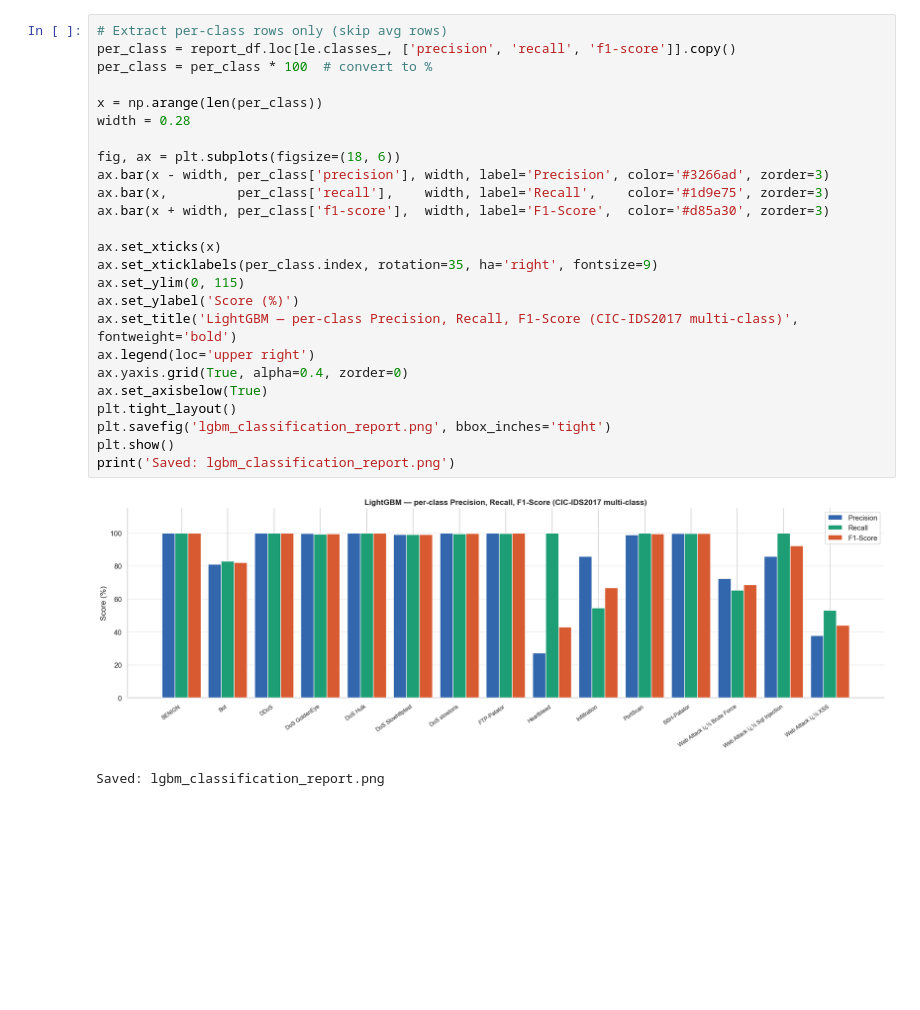
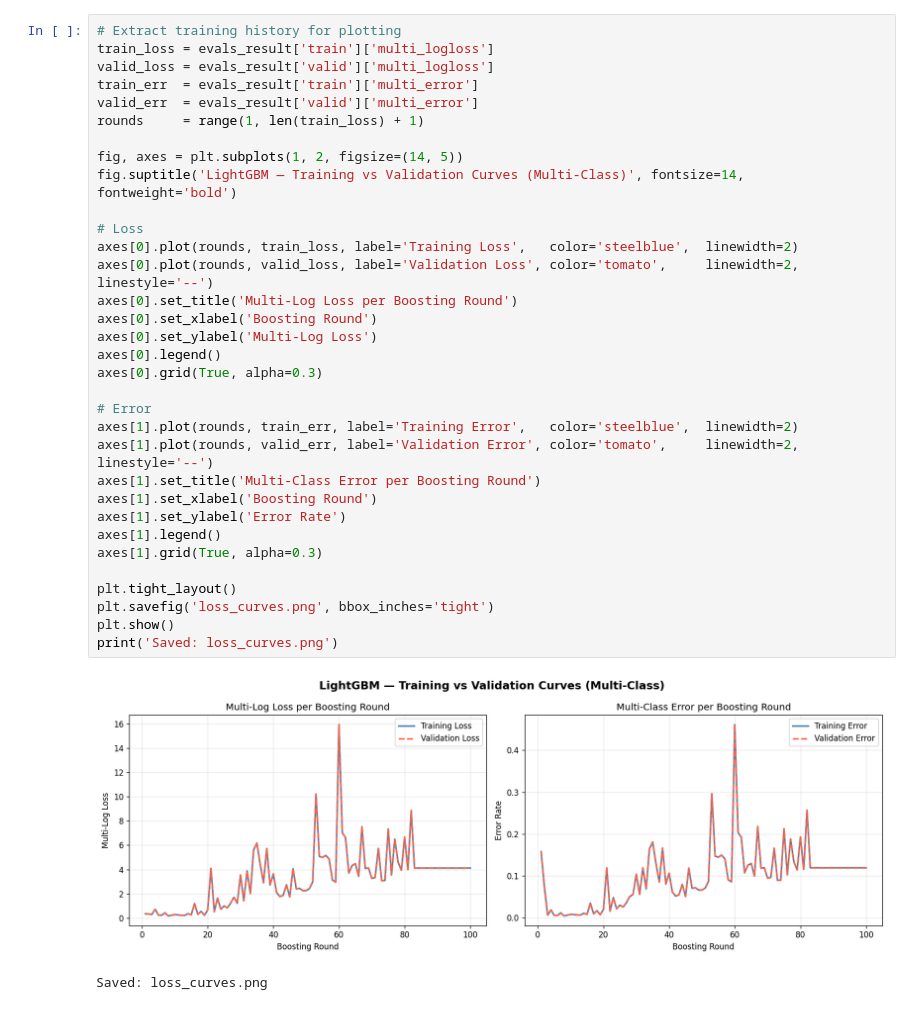
Before and after one commit to yoshbatula/Hybrid-Enhanced-Stacked-Ensemble-for-Network-Intrusion-Detection, a Jupyter notebook: baseline-model.ipynb, the cells around one changed output. Cells and saved outputs as stored; diff of their text form; blank space fills up the shorter version.

```diff
--- a/baseline-model.ipynb
+++ b/baseline-model.ipynb
@@ -479,29 +420,37 @@ report_df
 # %%
-# Extract per-class rows only (skip avg rows)
-per_class = report_df.loc[le.classes_, ['precision', 'recall', 'f1-score']].copy()
-per_class = per_class * 100  # convert to %
+# Extract training history for plotting
+train_loss = evals_result['train']['multi_logloss']
+valid_loss = evals_result['valid']['multi_logloss']
+train_err  = evals_result['train']['multi_error']
+valid_err  = evals_result['valid']['multi_error']
+rounds     = range(1, len(train_loss) + 1)
 
-x = np.arange(len(per_class))
-width = 0.28
+fig, axes = plt.subplots(1, 2, figsize=(14, 5))
+fig.suptitle('LightGBM — Training vs Validation Curves (Multi-Class)', fontsize=14, fontweight='bold')
 
-fig, ax = plt.subplots(figsize=(18, 6))
-ax.bar(x - width, per_class['precision'], width, label='Precision', color='#3266ad', zorder=3)
-ax.bar(x,         per_class['recall'],    width, label='Recall',    color='#1d9e75', zorder=3)
-ax.bar(x + width, per_class['f1-score'],  width, label='F1-Score',  color='#d85a30', zorder=3)
+# Loss
+axes[0].plot(rounds, train_loss, label='Training Loss',   color='steelblue',  linewidth=2)
+axes[0].plot(rounds, valid_loss, label='Validation Loss', color='tomato',     linewidth=2, linestyle='--')
+axes[0].set_title('Multi-Log Loss per Boosting Round')
+axes[0].set_xlabel('Boosting Round')
+axes[0].set_ylabel('Multi-Log Loss')
+axes[0].legend()
+axes[0].grid(True, alpha=0.3)
 
-ax.set_xticks(x)
-ax.set_xticklabels(per_class.index, rotation=35, ha='right', fontsize=9)
-ax.set_ylim(0, 115)
-ax.set_ylabel('Score (%)')
-ax.set_title('LightGBM — per-class Precision, Recall, F1-Score (CIC-IDS2017 multi-class)', fontweight='bold')
-ax.legend(loc='upper right')
-ax.yaxis.grid(True, alpha=0.4, zorder=0)
-ax.set_axisbelow(True)
+# Error
+axes[1].plot(rounds, train_err, label='Training Error',   color='steelblue',  linewidth=2)
+axes[1].plot(rounds, valid_err, label='Validation Error', color='tomato',     linewidth=2, linestyle='--')
+axes[1].set_title('Multi-Class Error per Boosting Round')
+axes[1].set_xlabel('Boosting Round')
+axes[1].set_ylabel('Error Rate')
+axes[1].legend()
+axes[1].grid(True, alpha=0.3)
+
 plt.tight_layout()
-plt.savefig('lgbm_classification_report.png', bbox_inches='tight')
+plt.savefig('loss_curves.png', bbox_inches='tight')
 plt.show()
-print('Saved: lgbm_classification_report.png')
+print('Saved: loss_curves.png')
 # %% [output]
-[figure, old version]
+[figure, new version]
-Saved: lgbm_classification_report.png
+Saved: loss_curves.png
 # %%
```
Also changed, not shown: parts of 21 cells of this notebook, 10 other files.
